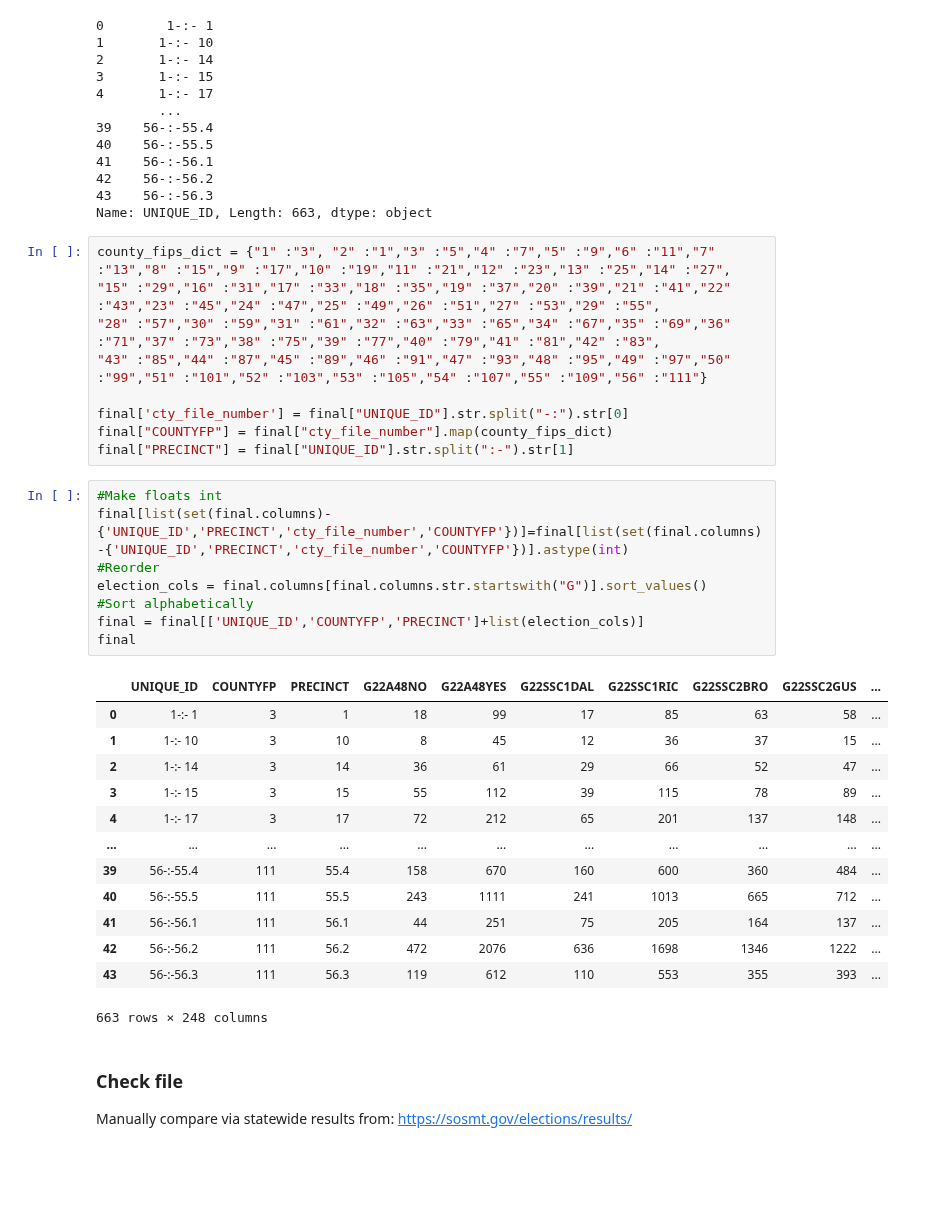
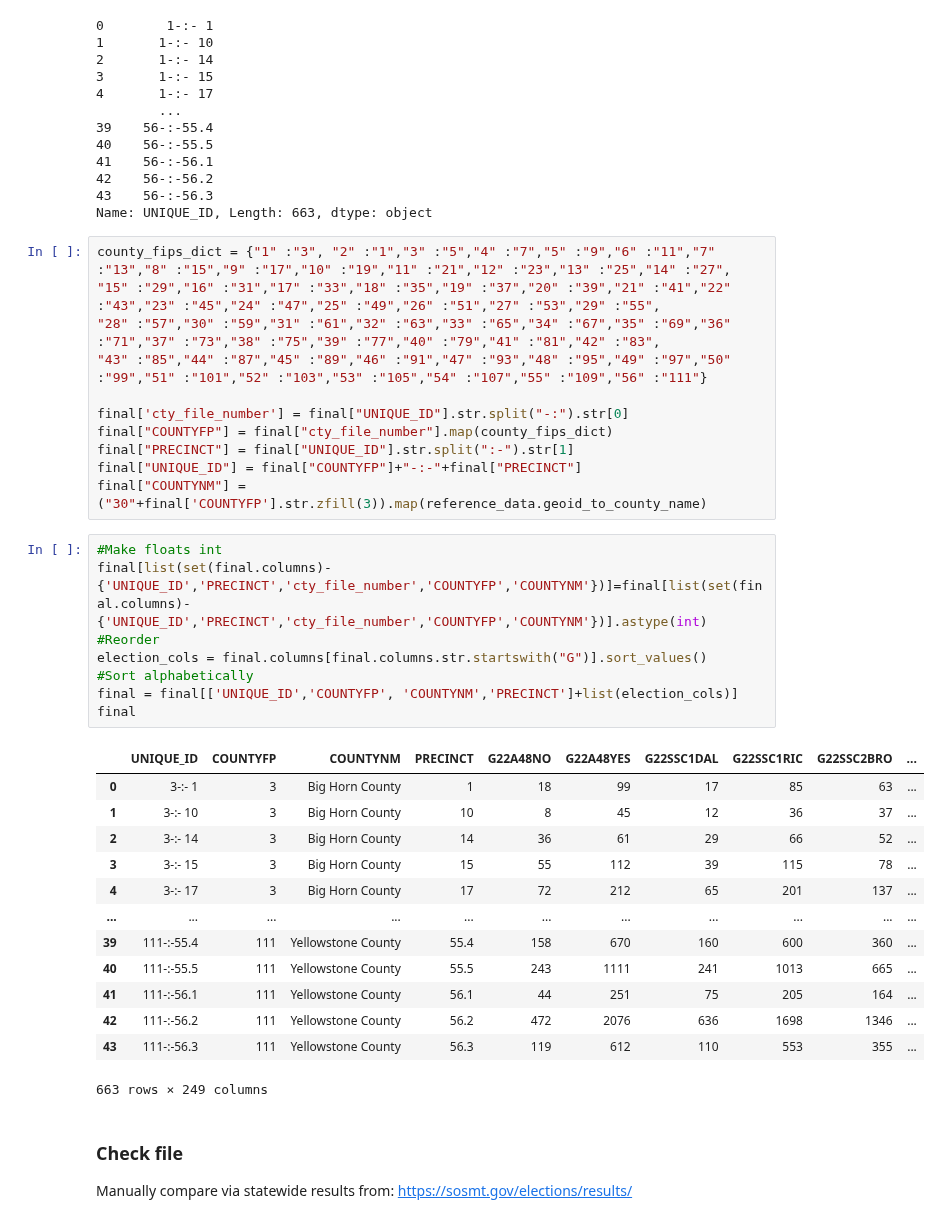
Before and after one commit to nonpartisan-redistricting-datahub/pber_collection, a Jupyter notebook: MT/2022/montana.ipynb, the cells around one changed output. Drawn from its saved outputs; the diff is of its cells as text; blank space fills up the shorter version.

Commit message:
mod unique id col and add county name col

```diff
--- a/MT/2022/montana.ipynb
+++ b/MT/2022/montana.ipynb
@@ -192,28 +193,30 @@ county_fips_dict = {"1" :"3", "2" :"1","3" :"5","4" :"7","5" :"9","6" :"11","7"
 final['cty_file_number'] = final["UNIQUE_ID"].str.split("-:").str[0]
 final["COUNTYFP"] = final["cty_file_number"].map(county_fips_dict)
 final["PRECINCT"] = final["UNIQUE_ID"].str.split(":-").str[1]
+final["UNIQUE_ID"] = final["COUNTYFP"]+"-:-"+final["PRECINCT"]
+final["COUNTYNM"] = ("30"+final['COUNTYFP'].str.zfill(3)).map(reference_data.geoid_to_county_name)
 # %%
 #Make floats int
-final[list(set(final.columns)-{'UNIQUE_ID','PRECINCT','cty_file_number','COUNTYFP'})]=final[list(set(final.columns)-{'UNIQUE_ID','PRECINCT','cty_file_number','COUNTYFP'})].astype(int)
+final[list(set(final.columns)-{'UNIQUE_ID','PRECINCT','cty_file_number','COUNTYFP','COUNTYNM'})]=final[list(set(final.columns)-{'UNIQUE_ID','PRECINCT','cty_file_number','COUNTYFP','COUNTYNM'})].astype(int)
 #Reorder
 election_cols = final.columns[final.columns.str.startswith("G")].sort_values()
 #Sort alphabetically
-final = final[['UNIQUE_ID','COUNTYFP','PRECINCT']+list(election_cols)]
+final = final[['UNIQUE_ID','COUNTYFP', 'COUNTYNM','PRECINCT']+list(election_cols)]
 final
 # %% [output]
-|  | UNIQUE_ID | COUNTYFP | PRECINCT | G22A48NO | G22A48YES | G22SSC1DAL | G22SSC1RIC | G22SSC2BRO | G22SSC2GUS | ... |
-| 0 | 1-:- 1 | 3 | 1 | 18 | 99 | 17 | 85 | 63 | 58 | ... |
-| 1 | 1-:- 10 | 3 | 10 | 8 | 45 | 12 | 36 | 37 | 15 | ... |
-| 2 | 1-:- 14 | 3 | 14 | 36 | 61 | 29 | 66 | 52 | 47 | ... |
-| 3 | 1-:- 15 | 3 | 15 | 55 | 112 | 39 | 115 | 78 | 89 | ... |
-| 4 | 1-:- 17 | 3 | 17 | 72 | 212 | 65 | 201 | 137 | 148 | ... |
+|  | UNIQUE_ID | COUNTYFP | COUNTYNM | PRECINCT | G22A48NO | G22A48YES | G22SSC1DAL | G22SSC1RIC | G22SSC2BRO | ... |
+| 0 | 3-:- 1 | 3 | Big Horn County | 1 | 18 | 99 | 17 | 85 | 63 | ... |
+| 1 | 3-:- 10 | 3 | Big Horn County | 10 | 8 | 45 | 12 | 36 | 37 | ... |
+| 2 | 3-:- 14 | 3 | Big Horn County | 14 | 36 | 61 | 29 | 66 | 52 | ... |
+| 3 | 3-:- 15 | 3 | Big Horn County | 15 | 55 | 112 | 39 | 115 | 78 | ... |
+| 4 | 3-:- 17 | 3 | Big Horn County | 17 | 72 | 212 | 65 | 201 | 137 | ... |
 | ... | ... | ... | ... | ... | ... | ... | ... | ... | ... | ... |
-| 39 | 56-:-55.4 | 111 | 55.4 | 158 | 670 | 160 | 600 | 360 | 484 | ... |
-| 40 | 56-:-55.5 | 111 | 55.5 | 243 | 1111 | 241 | 1013 | 665 | 712 | ... |
-| 41 | 56-:-56.1 | 111 | 56.1 | 44 | 251 | 75 | 205 | 164 | 137 | ... |
-| 42 | 56-:-56.2 | 111 | 56.2 | 472 | 2076 | 636 | 1698 | 1346 | 1222 | ... |
-| 43 | 56-:-56.3 | 111 | 56.3 | 119 | 612 | 110 | 553 | 355 | 393 | ... |
+| 39 | 111-:-55.4 | 111 | Yellowstone County | 55.4 | 158 | 670 | 160 | 600 | 360 | ... |
+| 40 | 111-:-55.5 | 111 | Yellowstone County | 55.5 | 243 | 1111 | 241 | 1013 | 665 | ... |
+| 41 | 111-:-56.1 | 111 | Yellowstone County | 56.1 | 44 | 251 | 75 | 205 | 164 | ... |
+| 42 | 111-:-56.2 | 111 | Yellowstone County | 56.2 | 472 | 2076 | 636 | 1698 | 1346 | ... |
+| 43 | 111-:-56.3 | 111 | Yellowstone County | 56.3 | 119 | 612 | 110 | 553 | 355 | ... |
-663 rows × 248 columns
+663 rows × 249 columns
 # %% [markdown]
 ### Check file
 Manually compare via statewide results from: https://sosmt.gov/elections/results/
```
Also changed, not shown: parts of 6 cells of this notebook.
